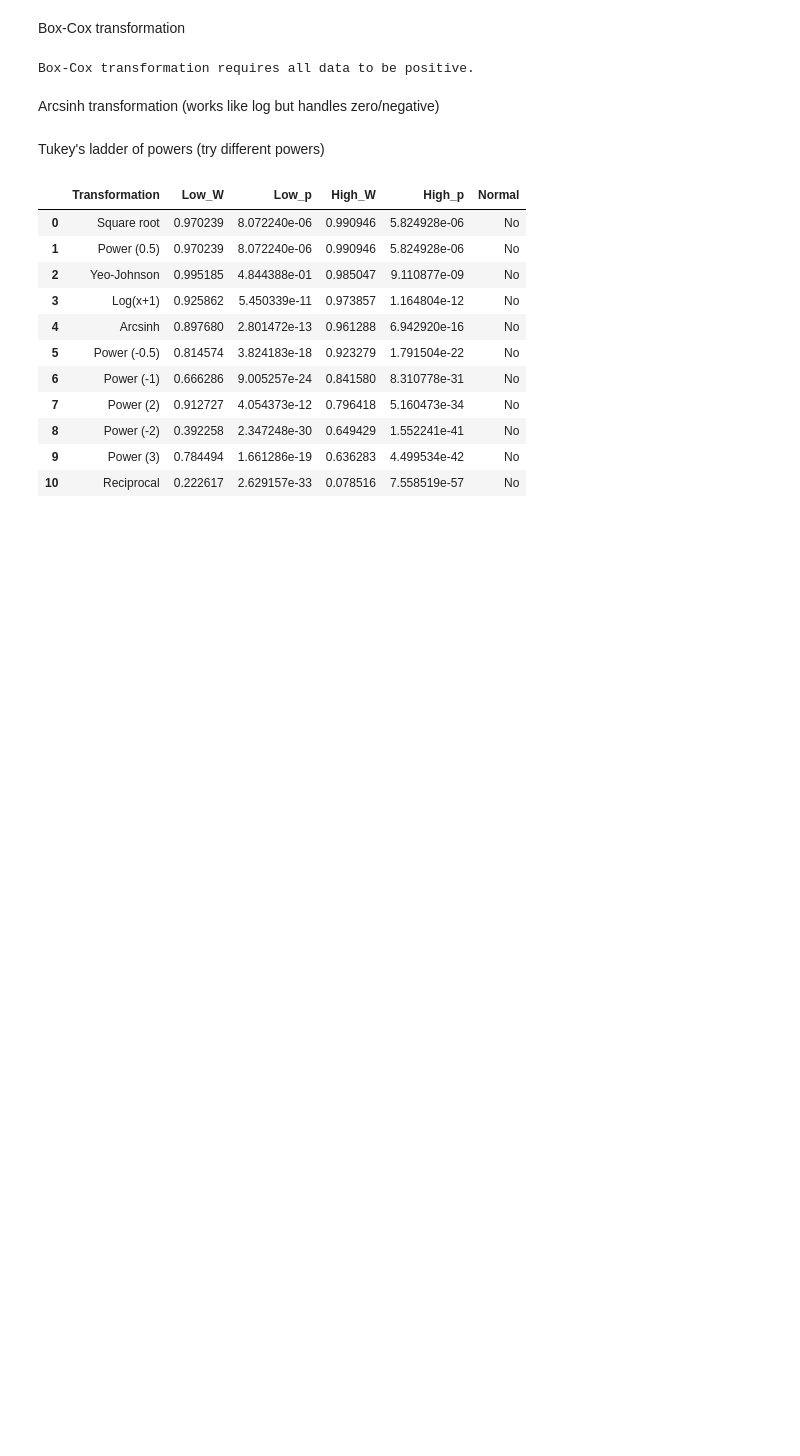
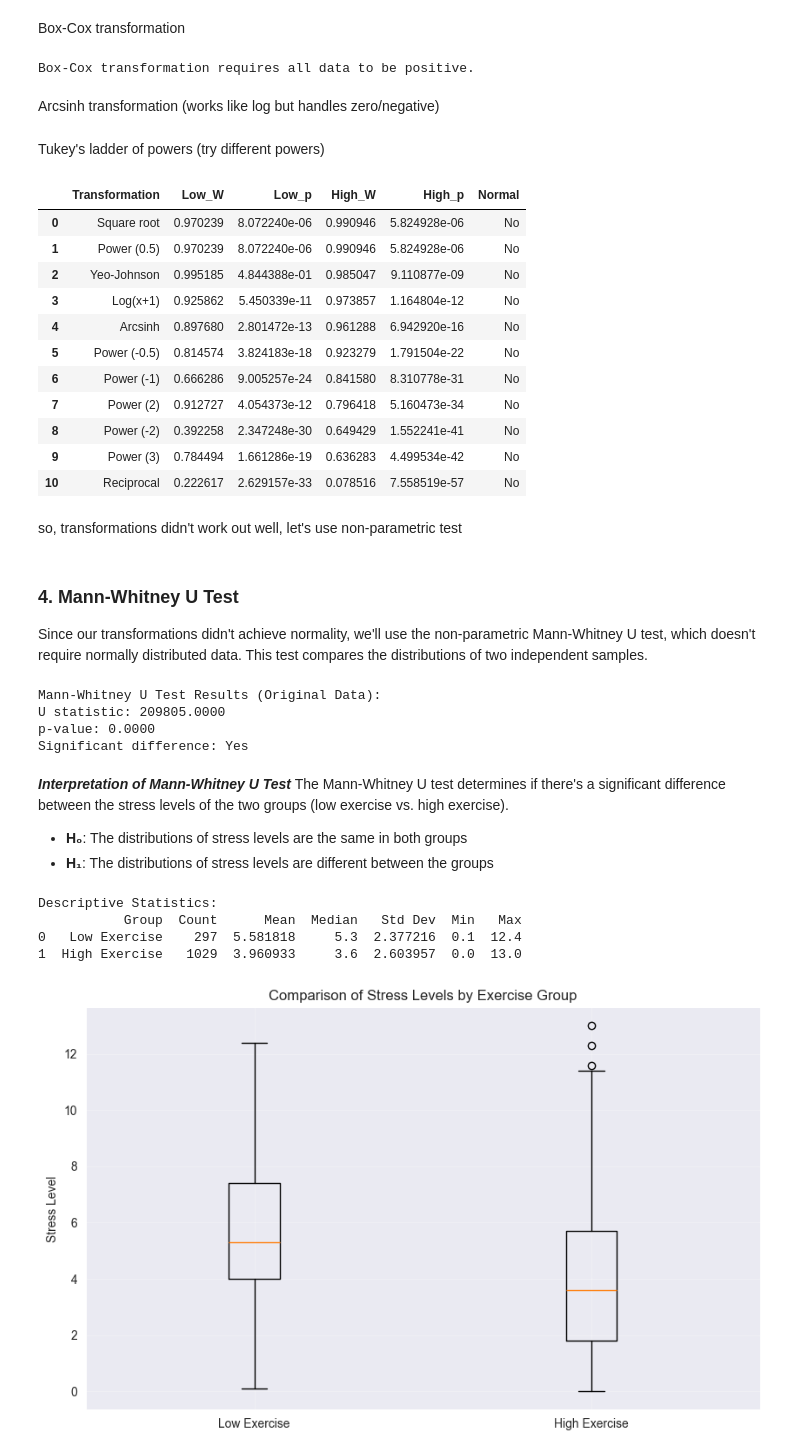
Before and after one commit to datpetr/students_habits_gpa, a Jupyter notebook: stress_level_vs_exercising.ipynb, the cells around one changed output. Drawn from its saved outputs; the diff is of its cells as text; code cells hidden in the pictures; blank space fills up the shorter version.

Commit message:
made mann Whitney U test and bootstrap to figure out whether physical activity have effect on stress level

```diff
--- a/stress_level_vs_exercising.ipynb
+++ b/stress_level_vs_exercising.ipynb
@@ -205,3 +207,60 @@ sorted_results
 | 8 | Power (-2) | 0.392258 | 2.347248e-30 | 0.649429 | 1.552241e-41 | No |
 | 9 | Power (3) | 0.784494 | 1.661286e-19 | 0.636283 | 4.499534e-42 | No |
 | 10 | Reciprocal | 0.222617 | 2.629157e-33 | 0.078516 | 7.558519e-57 | No |
+# %% [markdown]
+so, transformations didn't work out well, let's use non-parametric test
+# %% [markdown]
+### 4. Mann-Whitney U Test
+Since our transformations didn't achieve normality, we'll use the non-parametric Mann-Whitney U test, which doesn't require normally distributed data. This test compares the distributions of two independent samples.
+# %%
+# Perform Mann-Whitney U test on original data
+mannwhitney_result = stats.mannwhitneyu(low_stress, high_stress, alternative='two-sided')
+
+print(f"Mann-Whitney U Test Results (Original Data):")
+print(f"U statistic: {mannwhitney_result.statistic:.4f}")
+print(f"p-value: {mannwhitney_result.pvalue:.4f}")
+print(f"Significant difference: {'Yes' if mannwhitney_result.pvalue < 0.01 else 'No'}")
+# %% [output]
+Mann-Whitney U Test Results (Original Data):
+U statistic: 209805.0000
+p-value: 0.0000
+Significant difference: Yes
+# %% [markdown]
+***Interpretation of Mann-Whitney U Test***
+The Mann-Whitney U test determines if there's a significant difference between the stress levels of the two groups (low exercise vs. high exercise).
+
+- **H₀**: The distributions of stress levels are the same in both groups
+- **H₁**: The distributions of stress levels are different between the groups
+# %%
+# Let's also calculate and display some descriptive statistics to help interpret the results
+descriptive_stats = pd.DataFrame({
+    'Group': ['Low Exercise', 'High Exercise'],
+    'Count': [len(low_stress), len(high_stress)],
+    'Mean': [low_stress.mean(), high_stress.mean()],
+    'Median': [low_stress.median(), high_stress.median()],
+    'Std Dev': [low_stress.std(), high_stress.std()],
+    'Min': [low_stress.min(), high_stress.min()],
+    'Max': [low_stress.max(), high_stress.max()]
+})
+
+print("Descriptive Statistics:")
+print(descriptive_stats)
+# %% [output]
+Descriptive Statistics:
+           Group  Count      Mean  Median   Std Dev  Min   Max
+0   Low Exercise    297  5.581818     5.3  2.377216  0.1  12.4
+1  High Exercise   1029  3.960933     3.6  2.603957  0.0  13.0
+# %%
+# Create a box plot to visualize the difference
+plt.figure(figsize=(10, 6))
+box_data = [low_stress, high_stress]
+box_labels = ['Low Exercise', 'High Exercise']
+
+plt.boxplot(box_data, tick_labels=box_labels)
+plt.ylabel('Stress Level')
+plt.title('Comparison of Stress Levels by Exercise Group')
+
+plt.grid(True, alpha=0.3)
+plt.show()
+# %% [output]
+[figure, added]
```
Also changed, not shown: parts of 13 cells of this notebook.
